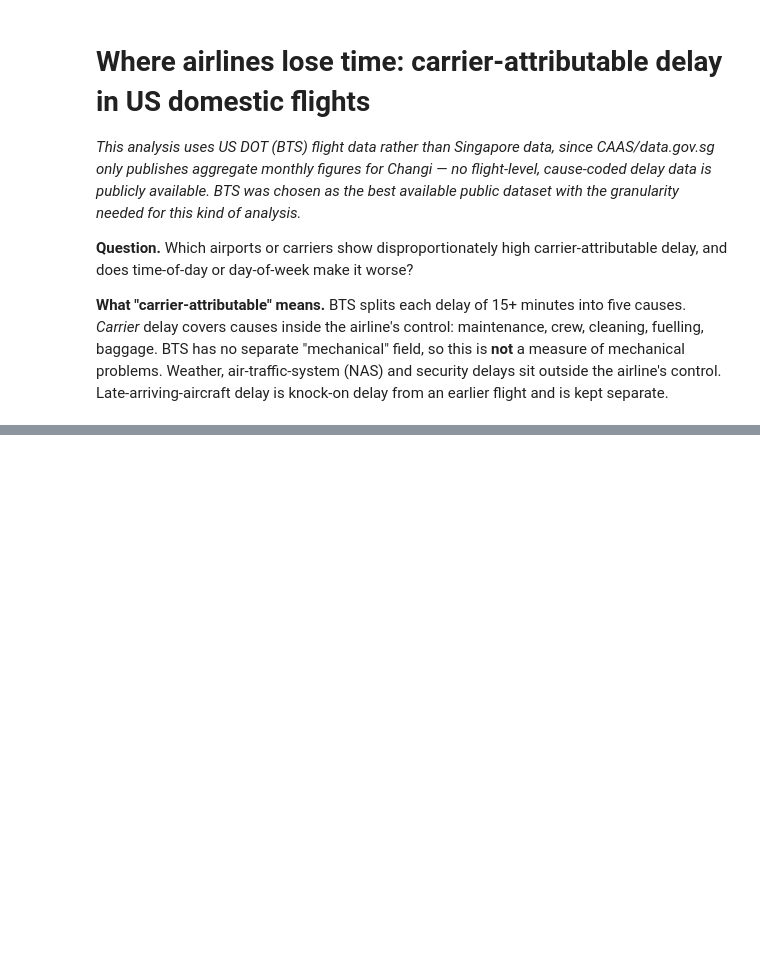
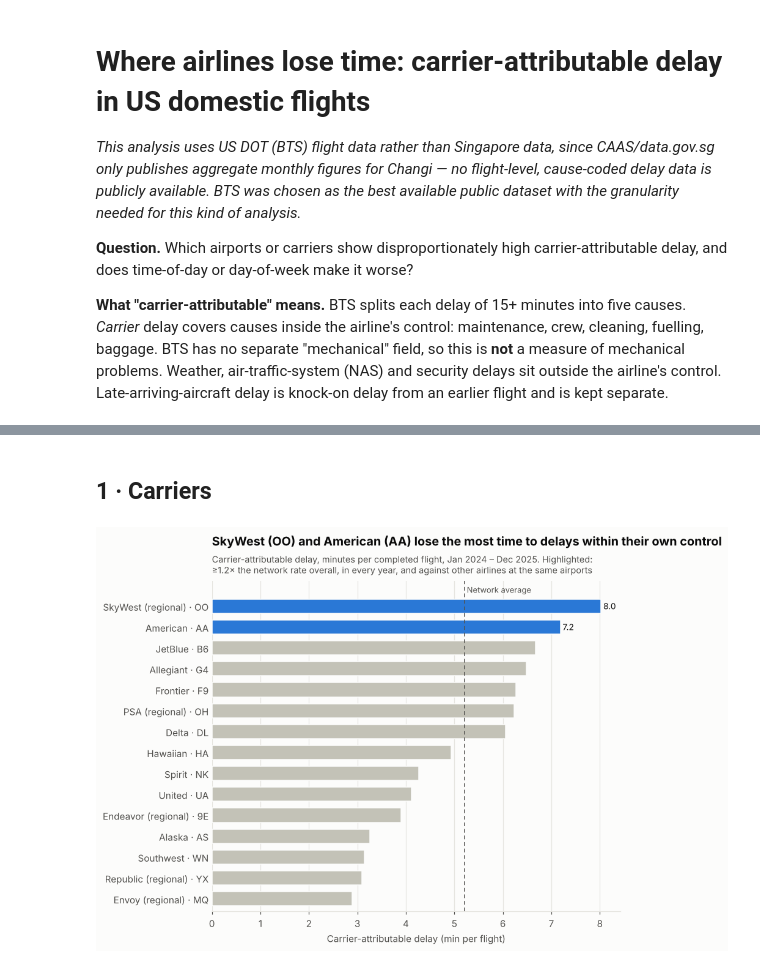
Before and after one commit to edwinleow01/Aviation-Delay-Analysis, a Jupyter notebook: notebooks/02_analysis.ipynb, the cells around one changed output, grey strips where cells are left out. Drawn from its saved outputs; the diff is of its cells as text; code cells hidden in the pictures; blank space fills up the shorter version.

```diff
--- a/notebooks/02_analysis.ipynb
+++ b/notebooks/02_analysis.ipynb
@@ -117,16 +8,0 @@ gap.round(2)  # >1 = worse than network in that time band
-# %%
-lines = [f"Period: {period}; {int(net['flights']):,} completed flights."]
-lines.append(f"Network: {net['carrier_min_per_flight']:.1f} carrier-attributable min/flight; "
-             f"{net['carrier_share']:.0%} of cause-coded delay minutes.")
-for c in flagged_carriers:
-    r = by_carrier.loc[c]
-    lines.append(f"Carrier {c}: {r['carrier_min_per_flight']:.1f} min/flight ({r['index']:.2f}x network, "
-                 f"{r['adj_index']:.2f}x after airport mix); {r['excess_hours']:,.0f} excess delay hours.")
-for a in flagged_airports:
-    r = by_airport.loc[a]
-    lines.append(f"Airport {a}: {r['carrier_min_per_flight']:.1f} min/departure ({r['index']:.2f}x network); "
-                 f"{r['excess_hours']:,.0f} excess delay hours.")
-peak = by_hour.loc[5:23, "carrier_min_per_flight"]
-lines.append(f"Hour of day: {peak.idxmin():02d}:00 lowest ({peak.min():.1f} min), {peak.idxmax():02d}:00 highest ({peak.max():.1f} min).")
-lines.append(f"Weekday: {by_dow['carrier_min_per_flight'].idxmin()} lowest, {by_dow['carrier_min_per_flight'].idxmax()} highest.")
-print("\n".join(lines))
@@ -151,0 +122,14 @@ print("\n".join(lines))
+# %% [markdown]
+## 1 · Carriers
+# %%
+fig = charts.ranked_bars(
+    by_carrier.rename(index=carrier_label), "carrier_min_per_flight",
+    title=f"{names(flagged_carriers)} lose the most time to delays within their own control",
+    subtitle=f"Carrier-attributable delay, minutes per completed flight, {period}. Highlighted: ≥{FLAG_INDEX:.1f}× the network "
+             "rate overall, in every year, and against other airlines at the same airports",
+    xlabel="Carrier-attributable delay (min per flight)",
+    highlight=[carrier_label(c) for c in flagged_carriers], reference=net["carrier_min_per_flight"], top_n=None,
+)
+fig.savefig(FIG_DIR / "1_carriers.png", bbox_inches="tight")
+# %% [output]
+[figure, added]
```
Also changed, not shown: parts of 44 cells of this notebook, 10 other files.
